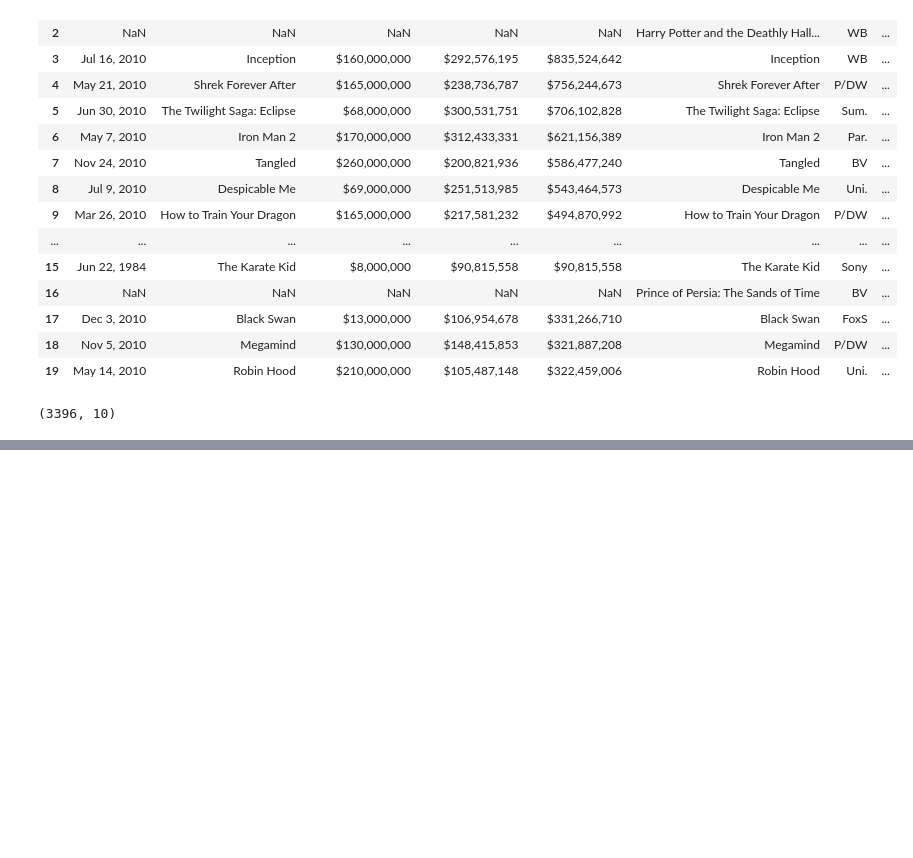
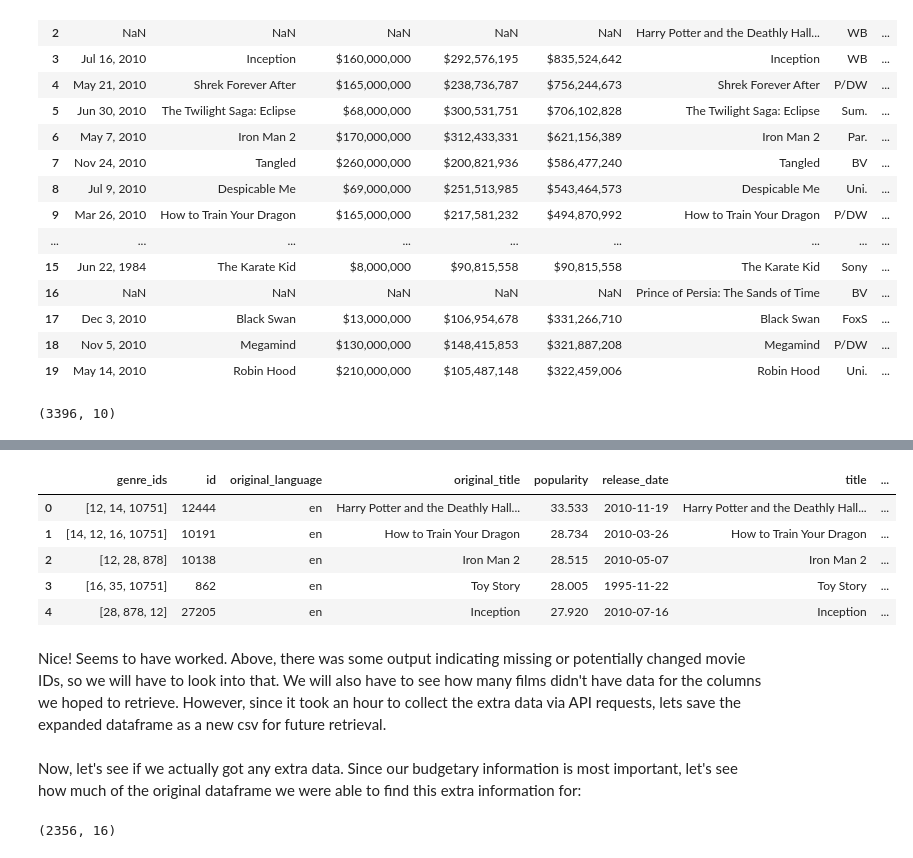
Before and after one commit to mattlegro/MovieReleaseAnalysis, a Jupyter notebook: data_cleaning.ipynb, the cells around one changed output, grey strips where cells are left out. Saved outputs shown, nothing was run; the diff lists cells and outputs as text; code cells hidden in the pictures; blank space fills up the shorter version.

```diff
--- a/data_cleaning.ipynb
+++ b/data_cleaning.ipynb
@@ -299,0 +406,11 @@ To be honest, after looking at this stuff, it is very tempting to take the tmdb
+# %%
+expanded_tmdb.head()
+# %% [output]
+|  | genre_ids | id | original_language | original_title | popularity | release_date | title | ... |
+| 0 | [12, 14, 10751] | 12444 | en | Harry Potter and the Deathly Hall... | 33.533 | 2010-11-19 | Harry Potter and the Deathly Hall... | ... |
+| 1 | [14, 12, 16, 10751] | 10191 | en | How to Train Your Dragon | 28.734 | 2010-03-26 | How to Train Your Dragon | ... |
+| 2 | [12, 28, 878] | 10138 | en | Iron Man 2 | 28.515 | 2010-05-07 | Iron Man 2 | ... |
+| 3 | [16, 35, 10751] | 862 | en | Toy Story | 28.005 | 1995-11-22 | Toy Story | ... |
+| 4 | [28, 878, 12] | 27205 | en | Inception | 27.920 | 2010-07-16 | Inception | ... |
+# %% [markdown]
+Nice! Seems to have worked. Above, there was some output indicating missing or potentially changed movie IDs, so we will have to look into that. We will also have to see how many films didn't have data for the columns we hoped to retrieve. However, since it took an hour to collect the extra data via API requests, lets save the expanded dataframe as a new csv for future retrieval.
@@ -299,0 +419,2 @@ To be honest, after looking at this stuff, it is very tempting to take the tmdb
+# %% [markdown]
+Now, let's see if we actually got any extra data. Since our budgetary information is most important, let's see how much of the original dataframe we were able to find this extra information for:
@@ -299,0 +425,6 @@ To be honest, after looking at this stuff, it is very tempting to take the tmdb
+# %%
+cleaned_tmdb = cleaned_tmdb.dropna(axis = 0)
+cleaned_tmdb = cleaned_tmdb.reset_index()
+cleaned_tmdb.shape
+# %% [output]
+(2356, 16)
```
Also changed, not shown: parts of 49 cells of this notebook, 2 other files.
